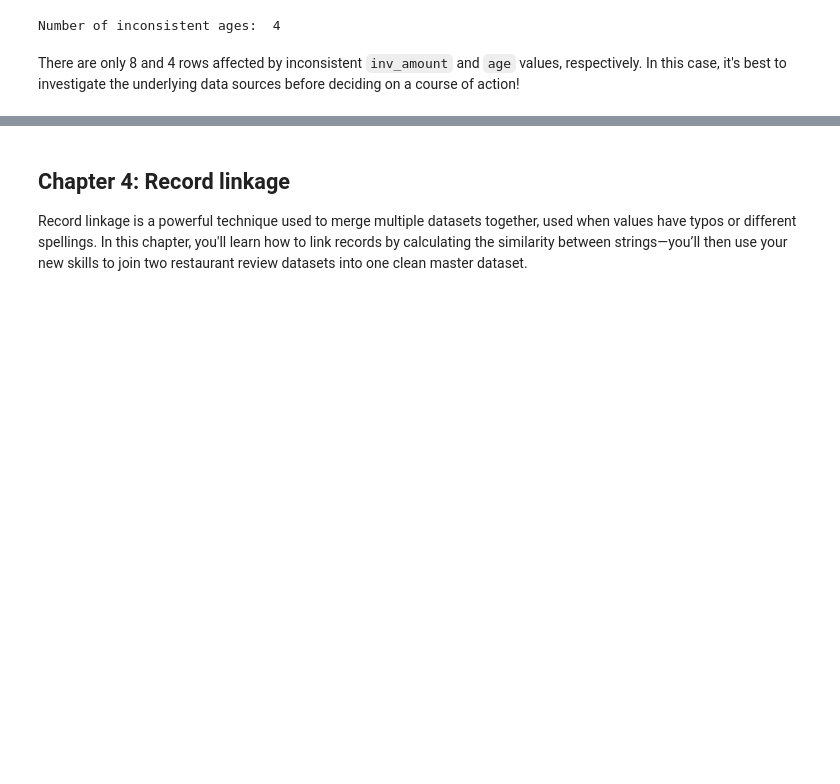
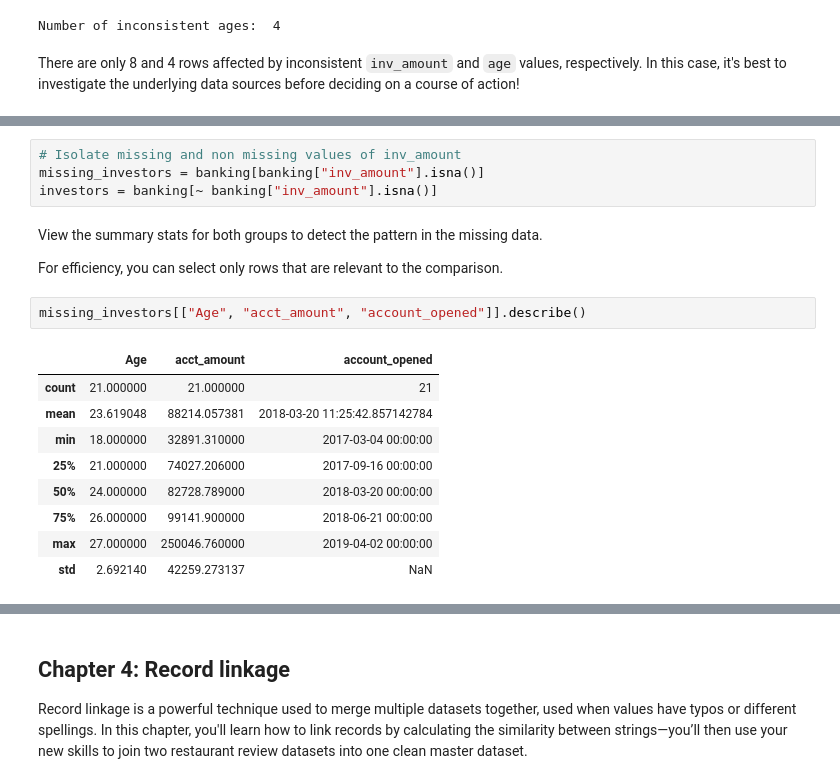
Before and after one commit to mahmoudadelaziz/data-cleaning-with-python, a Jupyter notebook: Cleaning Data in Python.ipynb, the cells around one changed output, grey strips where cells are left out. Drawn from its saved outputs; the diff is of its cells as text; blank space fills up the shorter version.

```diff
--- a/Cleaning Data in Python.ipynb
+++ b/Cleaning Data in Python.ipynb
@@ -888,0 +946,20 @@ There are only 8 and 4 rows affected by inconsistent `inv_amount` and `age` valu
+# %%
+# Isolate missing and non missing values of inv_amount
+missing_investors = banking[banking["inv_amount"].isna()]
+investors = banking[~ banking["inv_amount"].isna()]
+# %% [markdown]
+View the summary stats for both groups to detect the pattern in the missing data.
+
+For efficiency, you can select only rows that are relevant to the comparison.
+# %%
+missing_investors[["Age", "acct_amount", "account_opened"]].describe()
+# %% [output]
+|  | Age | acct_amount | account_opened |
+| count | 21.000000 | 21.000000 | 21 |
+| mean | 23.619048 | 88214.057381 | 2018-03-20 11:25:42.857142784 |
+| min | 18.000000 | 32891.310000 | 2017-03-04 00:00:00 |
+| 25% | 21.000000 | 74027.206000 | 2017-09-16 00:00:00 |
+| 50% | 24.000000 | 82728.789000 | 2018-03-20 00:00:00 |
+| 75% | 26.000000 | 99141.900000 | 2018-06-21 00:00:00 |
+| max | 27.000000 | 250046.760000 | 2019-04-02 00:00:00 |
+| std | 2.692140 | 42259.273137 | NaN |
```
Also changed, not shown: parts of 18 cells of this notebook.
